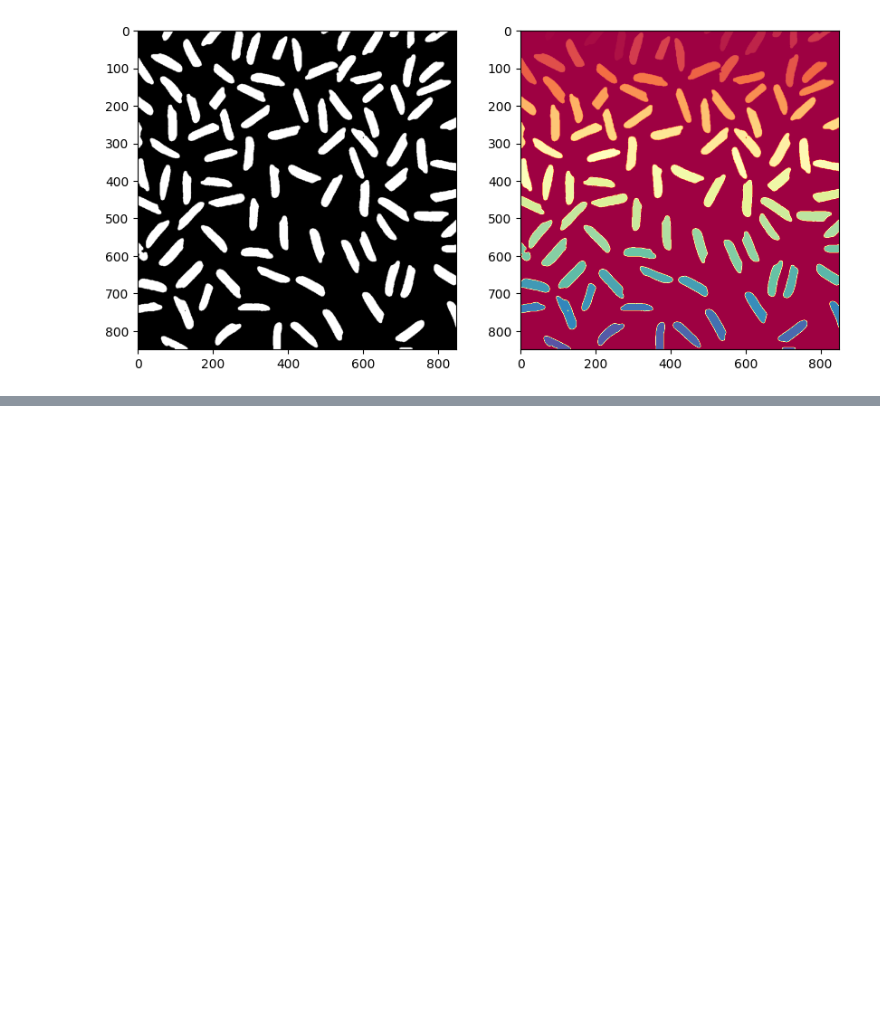
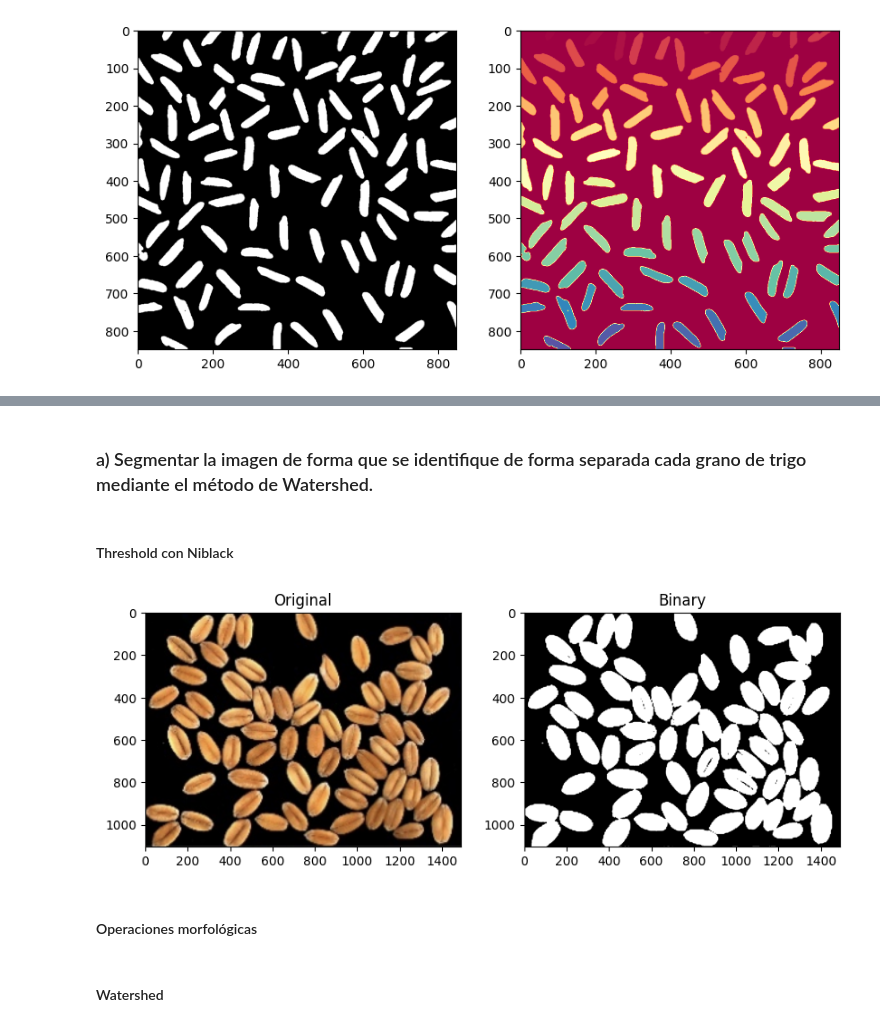
Before and after one commit to TheKiesling/computer-vision, a Jupyter notebook: lab2.ipynb, the cells around one changed output, grey strips where cells are left out. Cells and saved outputs as stored; diff of their text form; code cells hidden in the pictures; blank space fills up the shorter version.

Commit message:
[feat]: Watershed function

```diff
--- a/lab2.ipynb
+++ b/lab2.ipynb
@@ -77,0 +84,27 @@ plt.show()
+# %% [markdown]
+### a) Segmentar la imagen de forma que se identifique de forma separada cada grano de trigo mediante el método de Watershed.
+# %% [markdown]
+#### Threshold con Niblack
+# %%
+image_path = 'assets/wheat.png'
+image = plt.imread(image_path)
+image_original = image
+# %%
+image = cv.imread(image_path, cv.IMREAD_GRAYSCALE)
+# %%
+threshold = threshold_niblack(image, window_size=351, k=0.13)
+binary = image > threshold
+binary = (binary * 255).astype(np.uint8)
+# %%
+plt.figure(figsize=(10,5))
+plt.subplot(1,2,1)
+plt.imshow(image_original, cmap='gray')
+plt.title("Original")
+plt.subplot(1,2,2)
+plt.imshow(binary, cmap='gray')
+plt.title("Binary")
+plt.show()
+# %% [output]
+[figure, added]
+# %% [markdown]
+#### Operaciones morfológicas
@@ -77,0 +114,2 @@ plt.show()
+# %% [markdown]
+#### Watershed
```
Also changed, not shown: parts of 18 cells of this notebook, 1 other file.
